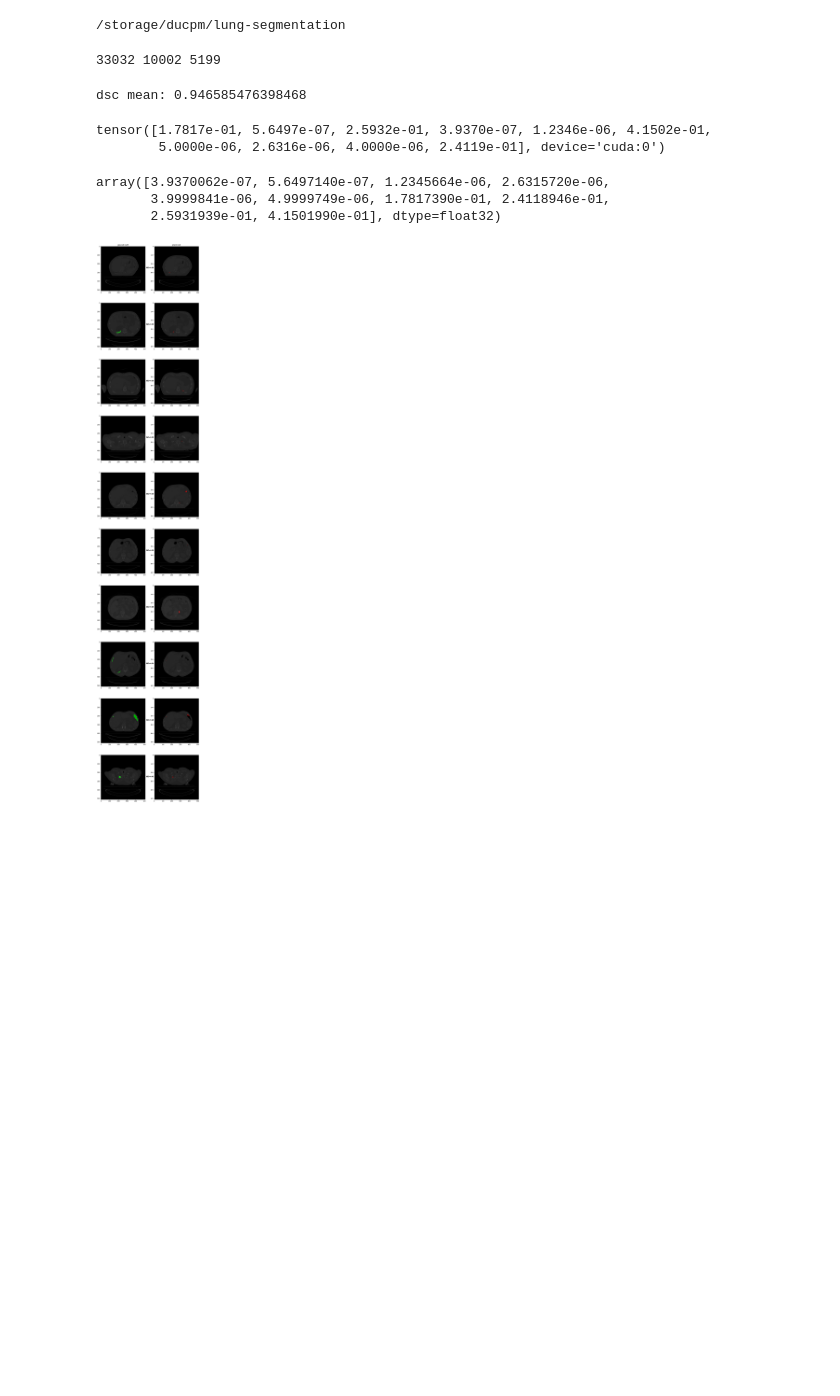
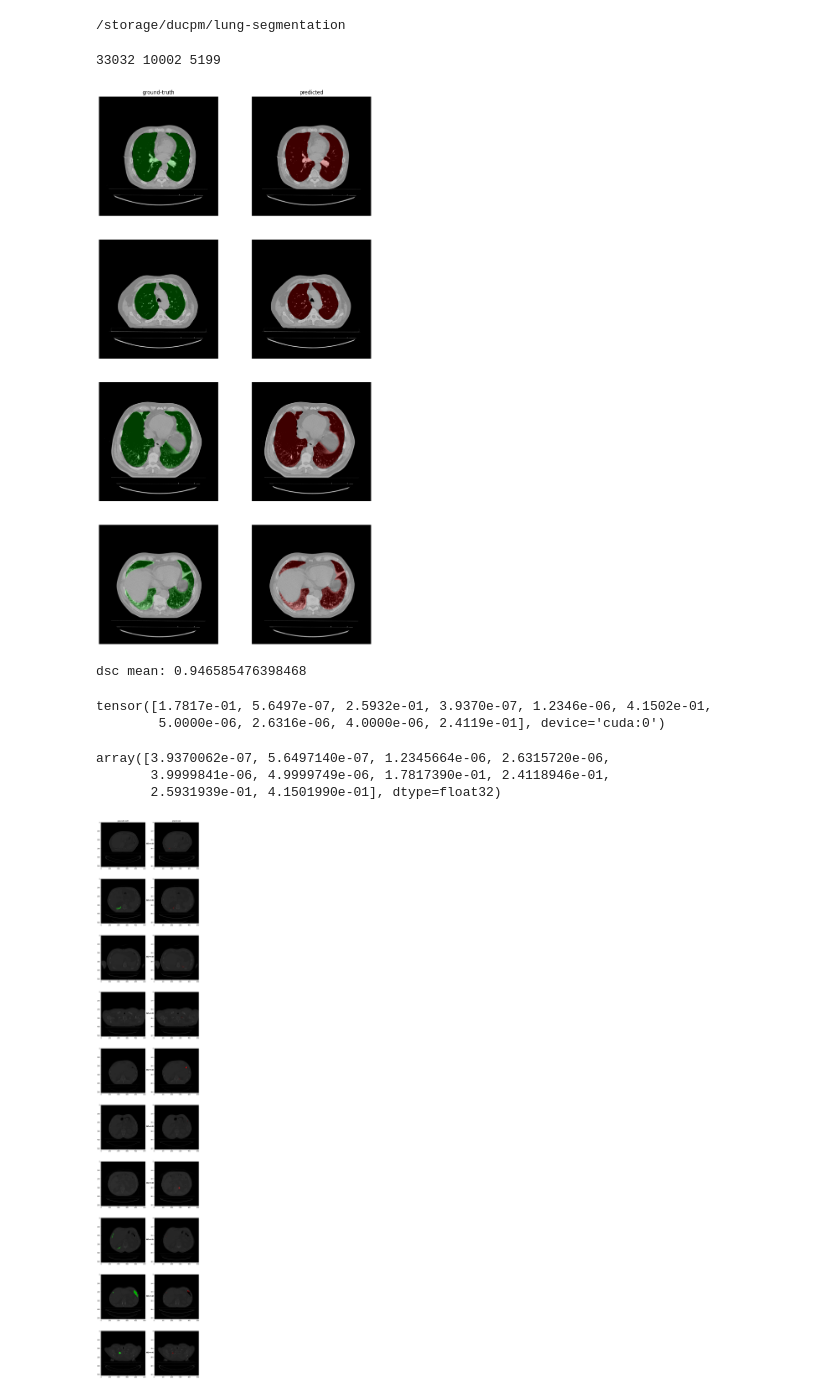
Before and after one commit to minhduc0711/lung-segmentation, a Jupyter notebook: notebooks/2.1-duc-eval-unet-on-plethora.ipynb, the cells around one changed output. Drawn from its saved outputs; the diff is of its cells as text; code cells hidden in the pictures; blank space fills up the shorter version.

```diff
--- a/notebooks/2.1-duc-unet-results.ipynb
+++ b/notebooks/2.1-duc-eval-unet-on-plethora.ipynb
@@ -26,22 +28,33 @@ from src.visualization import plot_batch, plot_true_vs_pred
 from src.metrics import dice_coeff_vectorized
 # %%
 device = "cuda:0"
-from src.models.unet import UNet
-net = UNet.load_from_checkpoint("logs/unet-plethora-512/version_0/ckpts/epoch=8-dice_coeff_val=0.942.ckpt")
+ckpt_path = "logs/unet-plethora-512/version_1/ckpts/epoch=9-dice_coeff_val=0.947.ckpt"
+net = UNet.load_from_checkpoint(ckpt_path)
 net.to(device).eval();
-data_module_args = {
-   "batch_size": 16,
-   "img_size": 512,
-   "clip_low": -1000,
-   "clip_high": 1000,
-   "pin_memory": True,
-   "num_workers": 4
-}
+
+data_params_path = str(Path(ckpt_path).parents[1] / "data_hparams.yaml")
+with open(data_params_path, "r") as f:
+    data_module_args = yaml.safe_load(f)
+
 dm = PlethoraDataModule(**data_module_args)
 dm.setup()
 print(len(dm.train_ds), len(dm.val_ds), len(dm.test_ds))
 # %% [output]
 33032 10002 5199
+# %%
+small_ds = Subset(dm.test_ds, [60, 90, 179, 310])
+test_loader = DataLoader(small_ds, batch_size=4, shuffle=False, pin_memory=True)
+batch = next(iter(test_loader))
+X, y = batch['img'], batch['mask']
+with torch.no_grad():
+    logits = net(X.to(device))
+    pred_masks = torch.argmax(logits, dim=1)
+# %%
+plot_true_vs_pred(X, y, pred_masks,
+                  mask_alpha=0.25,
+                  figsize=(12, 6))
+# %% [output]
+[figure, added]
 # %%
 dice_scores = []
 # evaluate on test set
```
Also changed, not shown: parts of 2 cells of this notebook, 7 other files.
